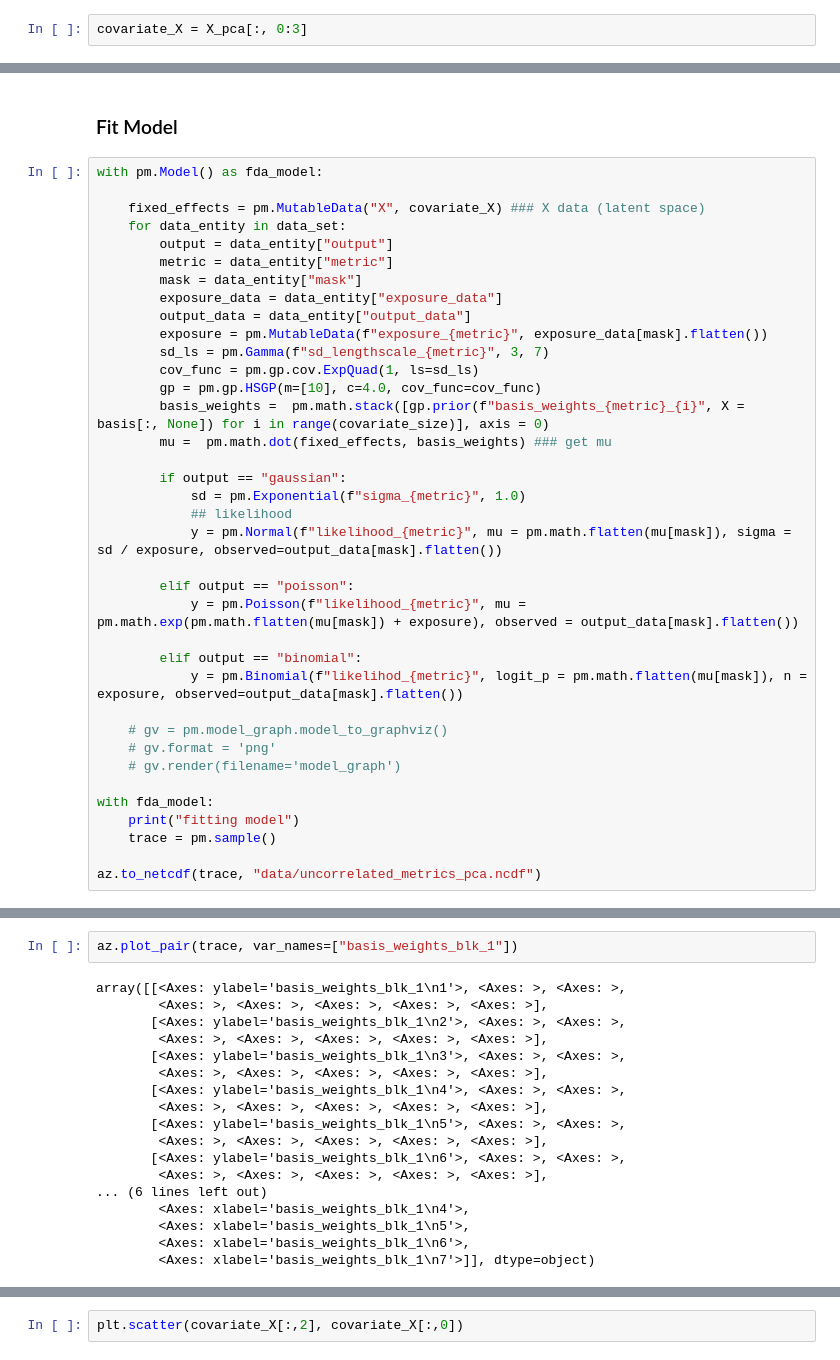
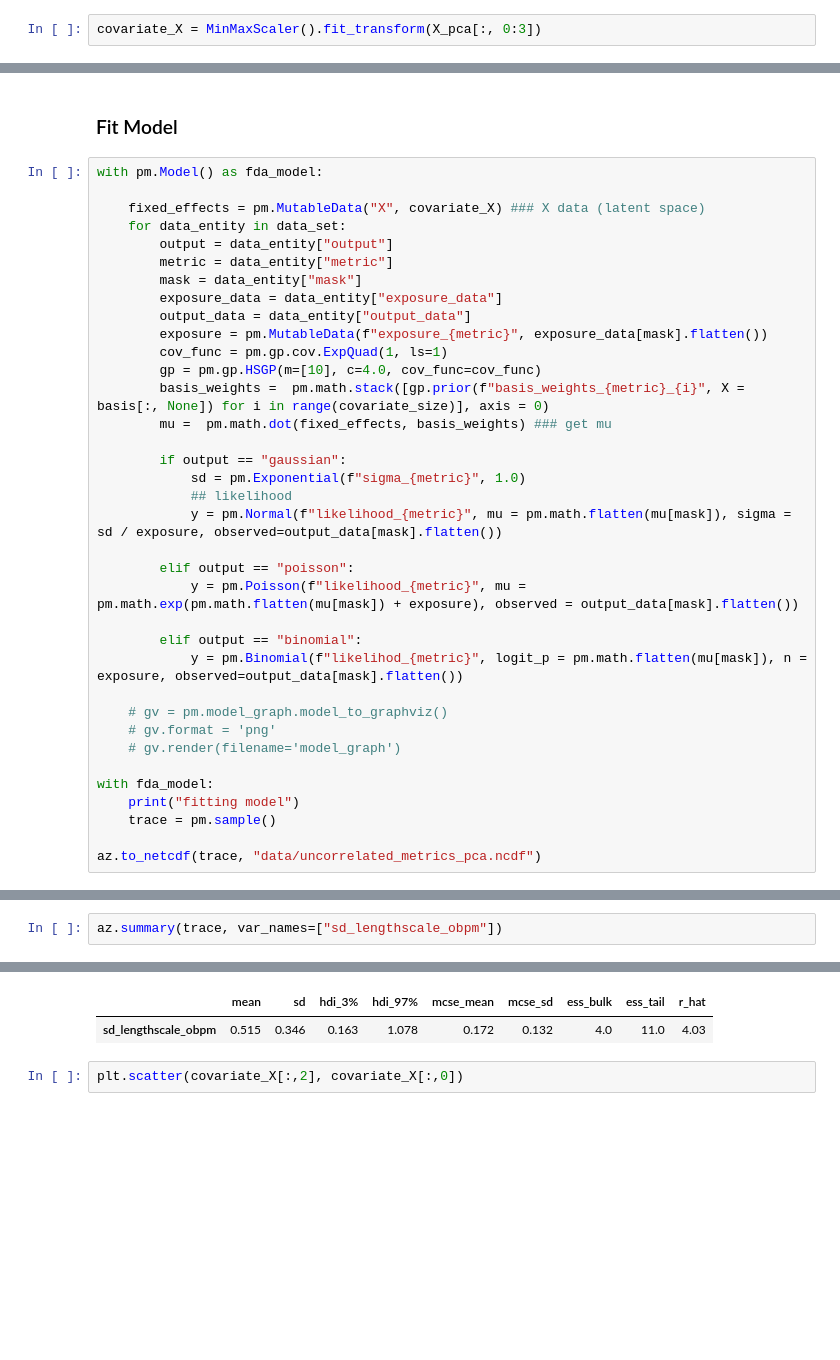
Before and after one commit to abrahme/nba_functional_analysis, a Jupyter notebook: HSGPFunctional.ipynb, the cells around one changed output, grey strips where cells are left out. Cells and saved outputs as stored; diff of their text form; blank space fills up the shorter version.

```diff
--- a/HSGPFunctional.ipynb
+++ b/HSGPFunctional.ipynb
@@ -462,6 +462,6 @@ array([ 8.61052918,  8.34976868, 11.67163369, 12.94545333, 11.3279258 ,
        15.00657375, 11.92085075,  9.874949  ,  7.59276006, 11.6725354 ,
        18.61864998,  8.41735389])
 # %%
-covariate_X = X_pca[:, 0:3]
+covariate_X = MinMaxScaler().fit_transform(X_pca[:, 0:3])
 # %%
 covariate_size = covariate_X.shape[1]
@@ -482,8 +488,7 @@ with pm.Model() as fda_model:
         exposure_data = data_entity["exposure_data"]
         output_data = data_entity["output_data"]
         exposure = pm.MutableData(f"exposure_{metric}", exposure_data[mask].flatten())
-        sd_ls = pm.Gamma(f"sd_lengthscale_{metric}", 3, 7)
-        cov_func = pm.gp.cov.ExpQuad(1, ls=sd_ls)
+        cov_func = pm.gp.cov.ExpQuad(1, ls=1)
         gp = pm.gp.HSGP(m=[10], c=4.0, cov_func=cov_func)
         basis_weights =  pm.math.stack([gp.prior(f"basis_weights_{metric}_{i}", X = basis[:, None]) for i in range(covariate_size)], axis = 0)
         mu =  pm.math.dot(fixed_effects, basis_weights) ### get mu
@@ -518,20 +523,3 @@ NUTS: [sd_lengthscale_obpm, basis_weights_obpm_0_hsgp_coeffs_, basis_weights_obp
 # %%
-az.plot_pair(trace, var_names=["basis_weights_blk_1"])
+az.summary(trace, var_names=["sd_lengthscale_obpm"])
 # %% [output]
-array([[<Axes: ylabel='basis_weights_blk_1\n1'>, <Axes: >, <Axes: >,
-        <Axes: >, <Axes: >, <Axes: >, <Axes: >, <Axes: >],
-       [<Axes: ylabel='basis_weights_blk_1\n2'>, <Axes: >, <Axes: >,
-        <Axes: >, <Axes: >, <Axes: >, <Axes: >, <Axes: >],
-       [<Axes: ylabel='basis_weights_blk_1\n3'>, <Axes: >, <Axes: >,
-        <Axes: >, <Axes: >, <Axes: >, <Axes: >, <Axes: >],
-       [<Axes: ylabel='basis_weights_blk_1\n4'>, <Axes: >, <Axes: >,
-        <Axes: >, <Axes: >, <Axes: >, <Axes: >, <Axes: >],
-       [<Axes: ylabel='basis_weights_blk_1\n5'>, <Axes: >, <Axes: >,
-        <Axes: >, <Axes: >, <Axes: >, <Axes: >, <Axes: >],
-       [<Axes: ylabel='basis_weights_blk_1\n6'>, <Axes: >, <Axes: >,
-        <Axes: >, <Axes: >, <Axes: >, <Axes: >, <Axes: >],
-... (6 lines left out)
-        <Axes: xlabel='basis_weights_blk_1\n4'>,
-        <Axes: xlabel='basis_weights_blk_1\n5'>,
-        <Axes: xlabel='basis_weights_blk_1\n6'>,
-        <Axes: xlabel='basis_weights_blk_1\n7'>]], dtype=object)
@@ -539,3 +526,5 @@ array([[<Axes: ylabel='basis_weights_blk_1\n1'>, <Axes: >, <Axes: >,
+|  | mean | sd | hdi_3% | hdi_97% | mcse_mean | mcse_sd | ess_bulk | ess_tail | r_hat |
+| sd_lengthscale_obpm | 0.515 | 0.346 | 0.163 | 1.078 | 0.172 | 0.132 | 4.0 | 11.0 | 4.03 |
 # %%
 plt.scatter(covariate_X[:,2], covariate_X[:,0])
 # %% [output]
```
Also changed, not shown: parts of 4 cells of this notebook, 2 other files.
